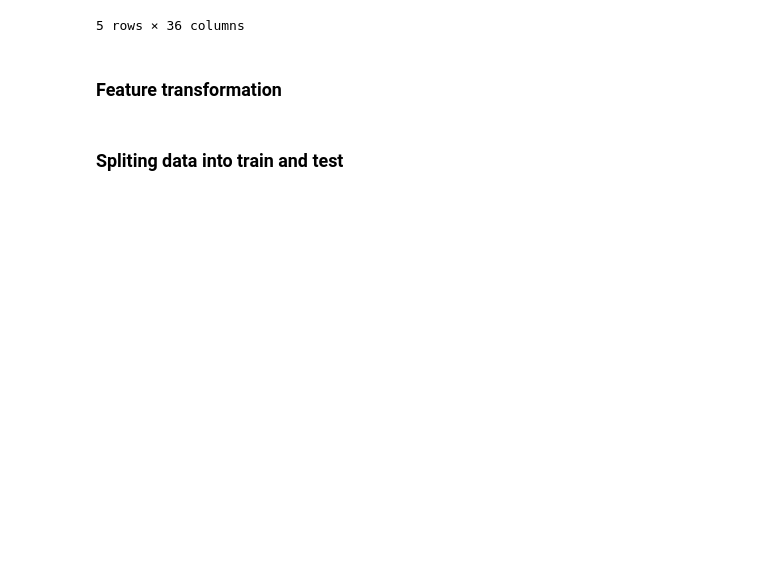
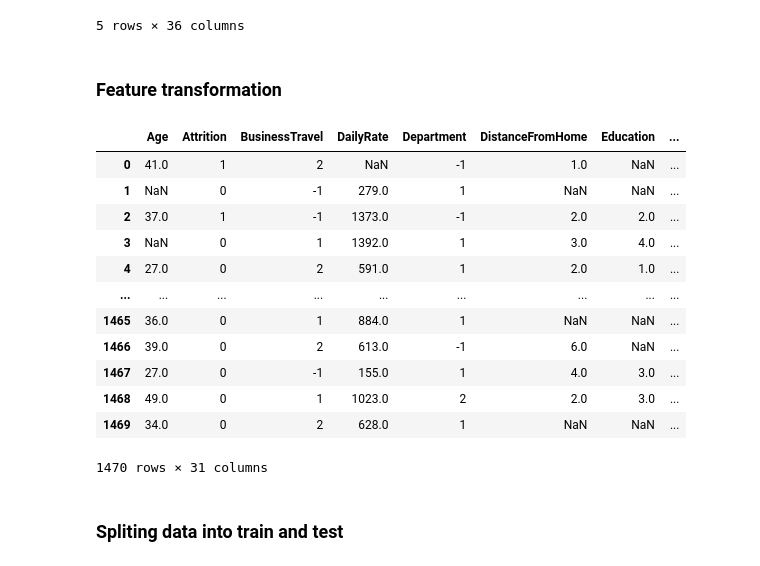
Before and after one commit to pupipatsk/Pattern-Recognition, a Jupyter notebook: HW/HW02/HW2_EmployeeAttritionPrediction.ipynb, the cells around one changed output. Saved outputs shown, nothing was run; the diff lists cells and outputs as text; code cells hidden in the pictures; blank space fills up the shorter version.

```diff
--- a/HW/HW02/HW2_EmployeeAttritionPrediction.ipynb
+++ b/HW/HW02/HW2_EmployeeAttritionPrediction.ipynb
@@ -51,6 +51,22 @@ for col in string_categorical_col:
 
 # Drop unnecessary columns
 df = df.loc[:, ~df.columns.isin(['EmployeeNumber', 'Unnamed: 0', 'EmployeeCount', 'StandardHours', 'Over18'])]
+# %%
+df
+# %% [output]
+|  | Age | Attrition | BusinessTravel | DailyRate | Department | DistanceFromHome | Education | ... |
+| 0 | 41.0 | 1 | 2 | NaN | -1 | 1.0 | NaN | ... |
+| 1 | NaN | 0 | -1 | 279.0 | 1 | NaN | NaN | ... |
+| 2 | 37.0 | 1 | -1 | 1373.0 | -1 | 2.0 | 2.0 | ... |
+| 3 | NaN | 0 | 1 | 1392.0 | 1 | 3.0 | 4.0 | ... |
+| 4 | 27.0 | 0 | 2 | 591.0 | 1 | 2.0 | 1.0 | ... |
+| ... | ... | ... | ... | ... | ... | ... | ... | ... |
+| 1465 | 36.0 | 0 | 1 | 884.0 | 1 | NaN | NaN | ... |
+| 1466 | 39.0 | 0 | 2 | 613.0 | -1 | 6.0 | NaN | ... |
+| 1467 | 27.0 | 0 | -1 | 155.0 | 1 | 4.0 | 3.0 | ... |
+| 1468 | 49.0 | 0 | 1 | 1023.0 | 2 | 2.0 | 3.0 | ... |
+| 1469 | 34.0 | 0 | 2 | 628.0 | 1 | NaN | NaN | ... |
+1470 rows × 31 columns
 # %% [markdown]
 ###  Spliting data into train and test
 # %%
```
Also changed, not shown: parts of 20 cells of this notebook, 1 other file.
